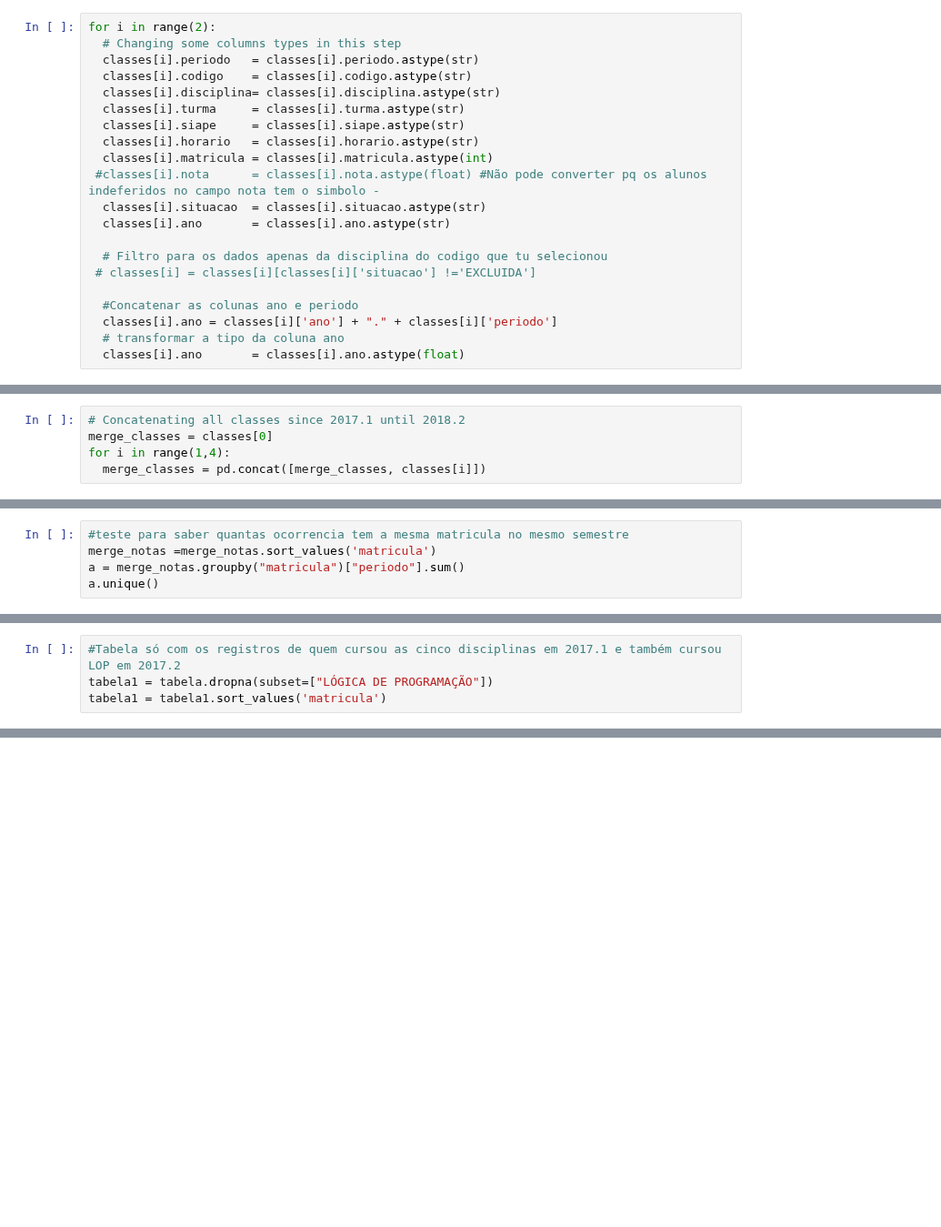
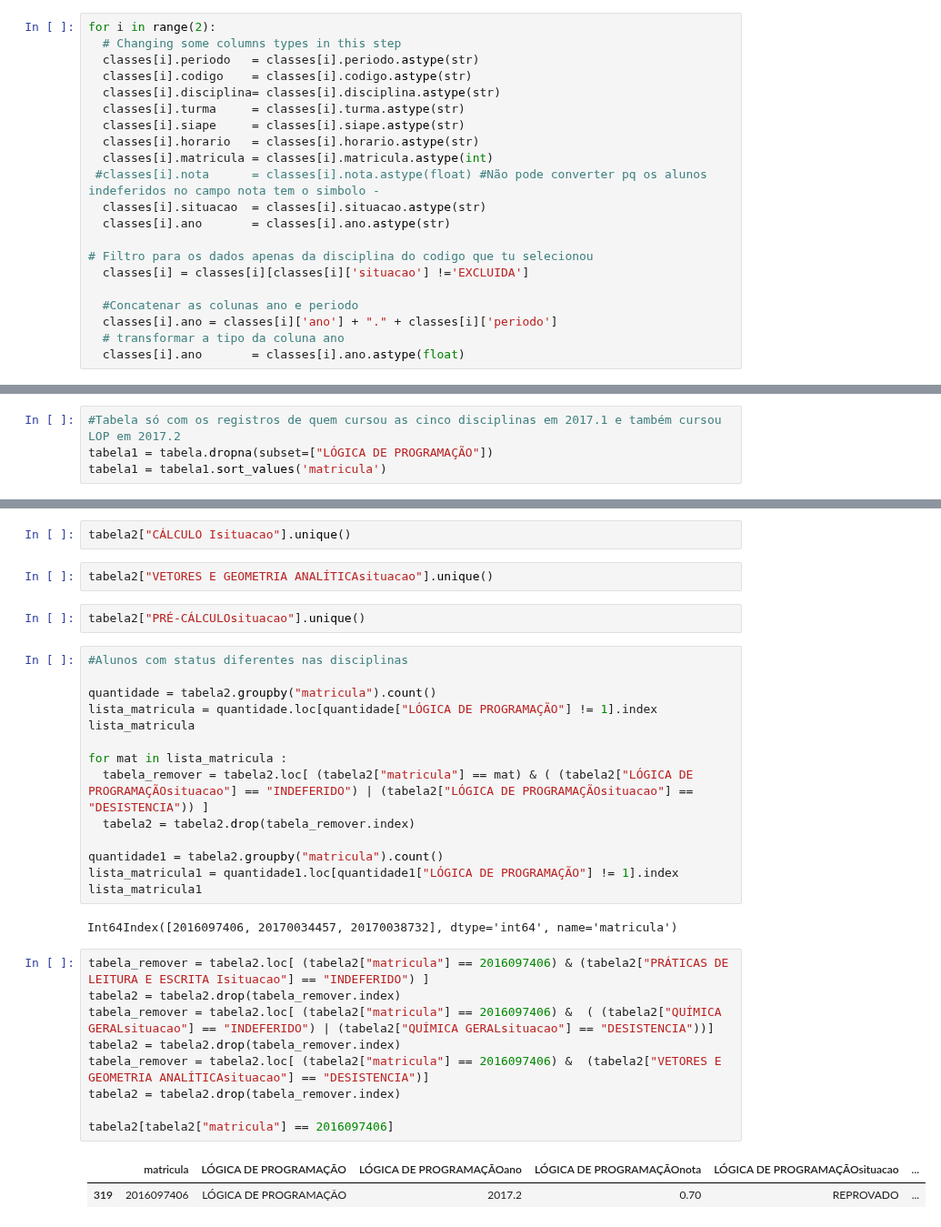
Before and after one commit to repitta/CienciaDeDadosEducacionais, a Jupyter notebook: Análise_Luana.ipynb, the cells around one changed output, grey strips where cells are left out. Shown at 91% size. Cells and saved outputs as stored; diff of their text form; blank space fills up the shorter version.

```diff
--- a/Análise_Luana.ipynb
+++ b/Análise_Luana.ipynb
@@ -48,8 +48,8 @@ for i in range(2):
   classes[i].situacao  = classes[i].situacao.astype(str)
   classes[i].ano       = classes[i].ano.astype(str)
 
-  # Filtro para os dados apenas da disciplina do codigo que tu selecionou
- # classes[i] = classes[i][classes[i]['situacao'] !='EXCLUIDA']
+# Filtro para os dados apenas da disciplina do codigo que tu selecionou
+  classes[i] = classes[i][classes[i]['situacao'] !='EXCLUIDA']
 
   #Concatenar as colunas ano e periodo
   classes[i].ano = classes[i]['ano'] + "." + classes[i]['periodo']
@@ -58,6 +64 @@ for i in range(2):
-# %%
-# Concatenating all classes since 2017.1 until 2018.2
-merge_classes = classes[0]
-for i in range(1,4):
-  merge_classes = pd.concat([merge_classes, classes[i]])
 # %%
@@ -100,5 +121,0 @@ merge_notas
-# %%
-#teste para saber quantas ocorrencia tem a mesma matricula no mesmo semestre
-merge_notas =merge_notas.sort_values('matricula')
-a = merge_notas.groupby("matricula")["periodo"].sum()
-a.unique()
@@ -149,0 +248,34 @@ tabela2
+# %%
+tabela2["CÁLCULO Isituacao"].unique()
+# %%
+tabela2["VETORES E GEOMETRIA ANALÍTICAsituacao"].unique()
+# %%
+tabela2["PRÉ-CÁLCULOsituacao"].unique()
+# %%
+#Alunos com status diferentes nas disciplinas
+
+quantidade = tabela2.groupby("matricula").count()
+lista_matricula = quantidade.loc[quantidade["LÓGICA DE PROGRAMAÇÃO"] != 1].index
+lista_matricula
+
+for mat in lista_matricula :
+  tabela_remover = tabela2.loc[ (tabela2["matricula"] == mat) & ( (tabela2["LÓGICA DE PROGRAMAÇÃOsituacao"] == "INDEFERIDO") | (tabela2["LÓGICA DE PROGRAMAÇÃOsituacao"] == "DESISTENCIA")) ]
+  tabela2 = tabela2.drop(tabela_remover.index)
+
+quantidade1 = tabela2.groupby("matricula").count()
+lista_matricula1 = quantidade1.loc[quantidade1["LÓGICA DE PROGRAMAÇÃO"] != 1].index
+lista_matricula1
+# %% [output]
+Int64Index([2016097406, 20170034457, 20170038732], dtype='int64', name='matricula')
+# %%
+tabela_remover = tabela2.loc[ (tabela2["matricula"] == 2016097406) & (tabela2["PRÁTICAS DE LEITURA E ESCRITA Isituacao"] == "INDEFERIDO") ]
+tabela2 = tabela2.drop(tabela_remover.index)
+tabela_remover = tabela2.loc[ (tabela2["matricula"] == 2016097406) &  ( (tabela2["QUÍMICA GERALsituacao"] == "INDEFERIDO") | (tabela2["QUÍMICA GERALsituacao"] == "DESISTENCIA"))]
+tabela2 = tabela2.drop(tabela_remover.index)
+tabela_remover = tabela2.loc[ (tabela2["matricula"] == 2016097406) &  (tabela2["VETORES E GEOMETRIA ANALÍTICAsituacao"] == "DESISTENCIA")]
+tabela2 = tabela2.drop(tabela_remover.index)
+
+tabela2[tabela2["matricula"] == 2016097406]
+# %% [output]
+|  | matricula | LÓGICA DE PROGRAMAÇÃO | LÓGICA DE PROGRAMAÇÃOano | LÓGICA DE PROGRAMAÇÃOnota | LÓGICA DE PROGRAMAÇÃOsituacao | ... |
+| 319 | 2016097406 | LÓGICA DE PROGRAMAÇÃO | 2017.2 | 0.70 | REPROVADO | ... |
```
Also changed, not shown: parts of 22 cells of this notebook.
